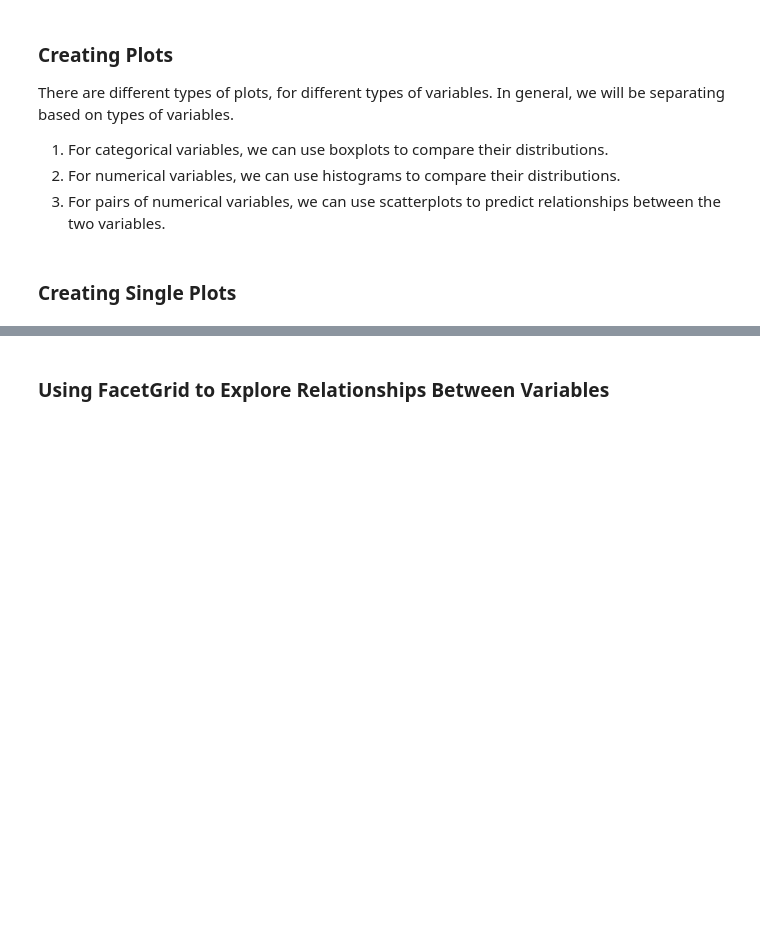
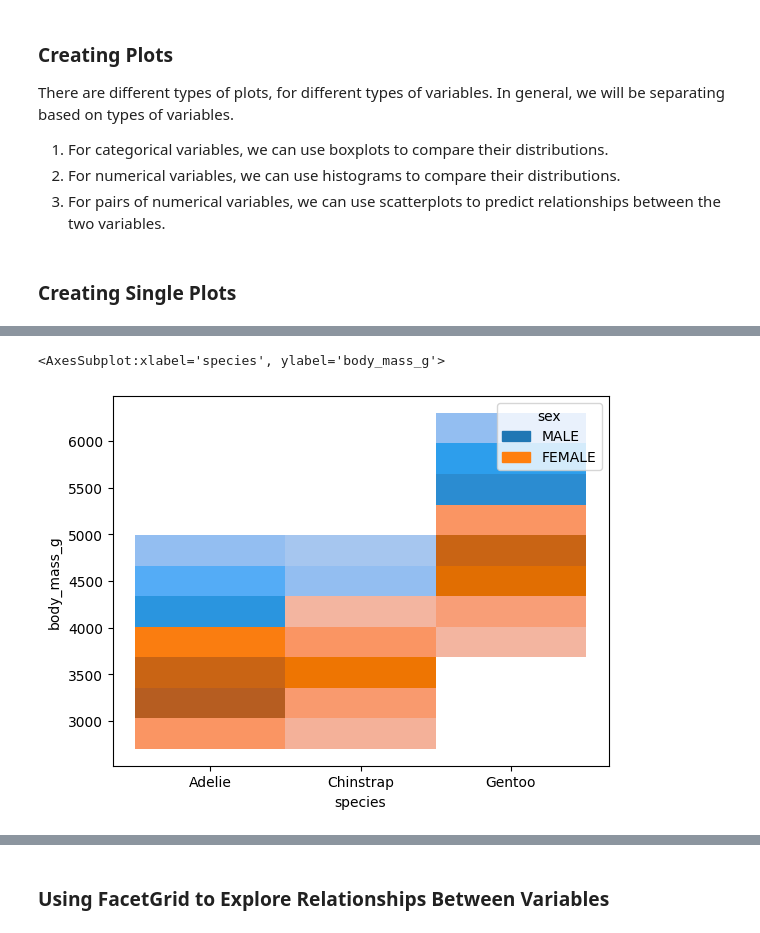
Before and after one commit to gnswain/math475, a Jupyter notebook: week5_sync/penguins-notebook.ipynb, the cells around one changed output, grey strips where cells are left out. Cells and saved outputs as stored; diff of their text form; code cells hidden in the pictures; blank space fills up the shorter version.

```diff
--- a/week5_sync/penguins-notebook.ipynb
+++ b/week5_sync/penguins-notebook.ipynb
@@ -74,0 +114,5 @@ There are different types of plots, for different types of variables. In general
+# %%
+sns.histplot(penguins_df, x = 'species', y = 'body_mass_g', hue = 'sex')
+# %% [output]
+<AxesSubplot:xlabel='species', ylabel='body_mass_g'>
+[figure, added]
```
Also changed, not shown: parts of 19 cells of this notebook.
